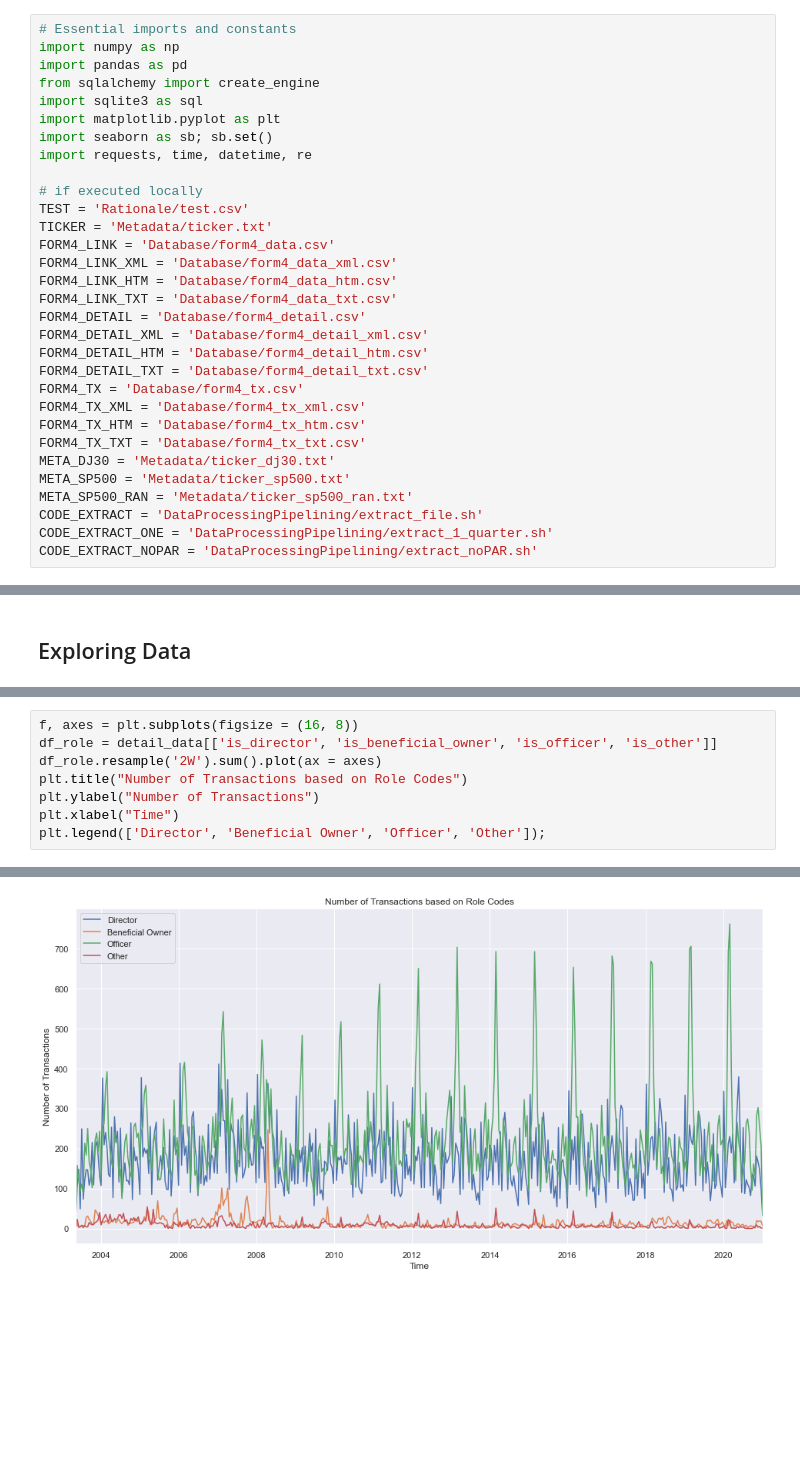
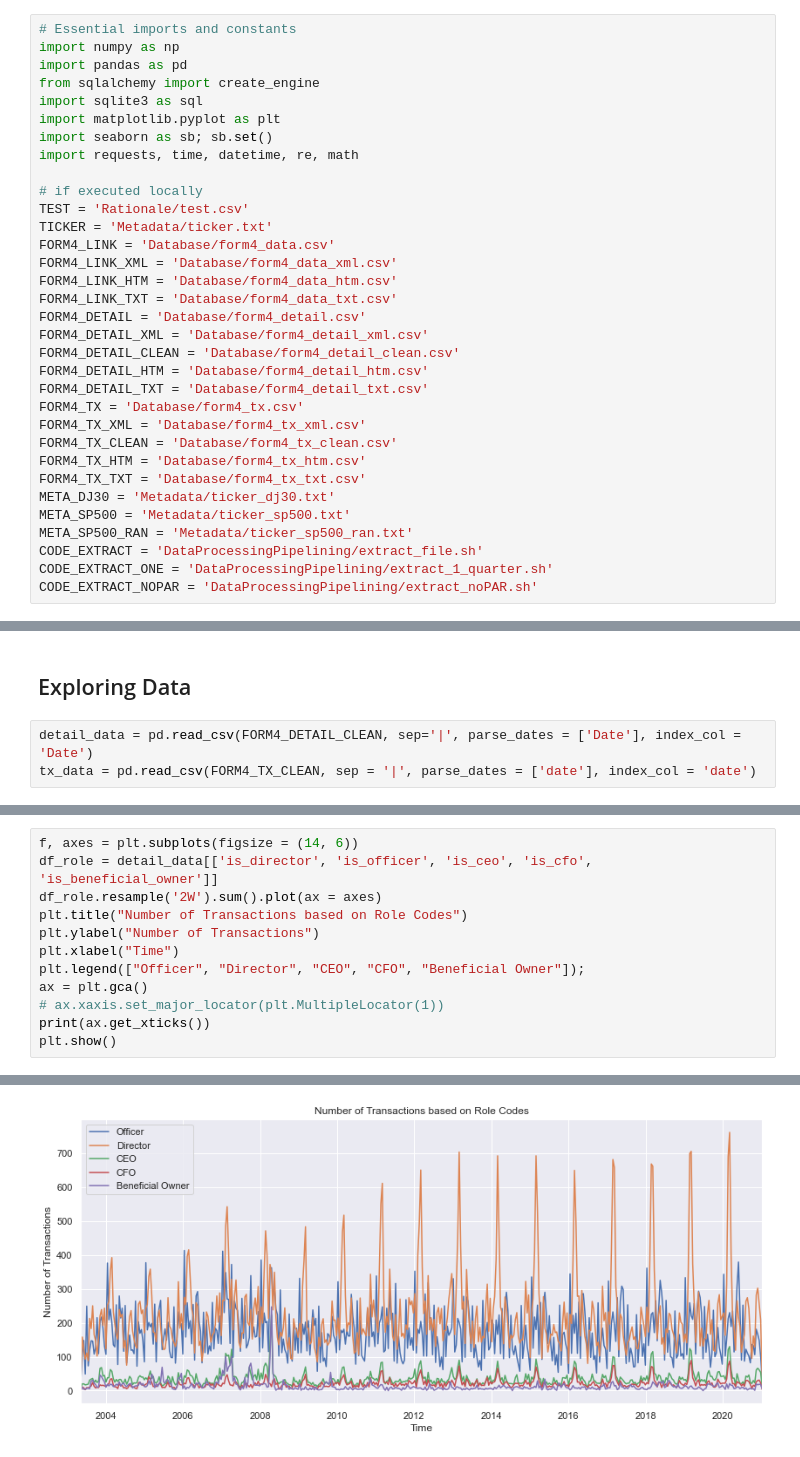
Before and after one commit to oongjiexiang/URECA-Research, a Jupyter notebook: Exploratory Analysis.ipynb, the cells around one changed output, grey strips where cells are left out. Cells and saved outputs as stored; diff of their text form; blank space fills up the shorter version.

```diff
--- a/Exploratory Analysis.ipynb
+++ b/Exploratory Analysis.ipynb
@@ -8,7 +8,7 @@ from sqlalchemy import create_engine
 import sqlite3 as sql
 import matplotlib.pyplot as plt
 import seaborn as sb; sb.set()
-import requests, time, datetime, re
+import requests, time, datetime, re, math
 
 # if executed locally
 TEST = 'Rationale/test.csv'
@@ -19,10 +19,12 @@ FORM4_LINK_HTM = 'Database/form4_data_htm.csv'
 FORM4_LINK_TXT = 'Database/form4_data_txt.csv'
 FORM4_DETAIL = 'Database/form4_detail.csv'
 FORM4_DETAIL_XML = 'Database/form4_detail_xml.csv'
+FORM4_DETAIL_CLEAN = 'Database/form4_detail_clean.csv'
 FORM4_DETAIL_HTM = 'Database/form4_detail_htm.csv'
 FORM4_DETAIL_TXT = 'Database/form4_detail_txt.csv'
 FORM4_TX = 'Database/form4_tx.csv'
 FORM4_TX_XML = 'Database/form4_tx_xml.csv'
+FORM4_TX_CLEAN = 'Database/form4_tx_clean.csv'
 FORM4_TX_HTM = 'Database/form4_tx_htm.csv'
 FORM4_TX_TXT = 'Database/form4_tx_txt.csv'
 META_DJ30 = 'Metadata/ticker_dj30.txt'
@@ -223,5 +539,8 @@ tx_data = tx_data.sort_index()
 # %% [markdown]
 ## Exploring Data
+# %%
+detail_data = pd.read_csv(FORM4_DETAIL_CLEAN, sep='|', parse_dates = ['Date'], index_col = 'Date')
+tx_data = pd.read_csv(FORM4_TX_CLEAN, sep = '|', parse_dates = ['date'], index_col = 'date')
 # %% [markdown]
 ### Summary Statistics
 1. There are more officers than directors.
@@ -286,9 +675,13 @@ Monthly visualisation is shown.
 # %%
-f, axes = plt.subplots(figsize = (16, 8))
-df_role = detail_data[['is_director', 'is_beneficial_owner', 'is_officer', 'is_other']]
+f, axes = plt.subplots(figsize = (14, 6))
+df_role = detail_data[['is_director', 'is_officer', 'is_ceo', 'is_cfo', 'is_beneficial_owner']]
 df_role.resample('2W').sum().plot(ax = axes)
 plt.title("Number of Transactions based on Role Codes")
 plt.ylabel("Number of Transactions")
 plt.xlabel("Time")
-plt.legend(['Director', 'Beneficial Owner', 'Officer', 'Other']);
+plt.legend(["Officer", "Director", "CEO", "CFO", "Beneficial Owner"]);
+ax = plt.gca()
+# ax.xaxis.set_major_locator(plt.MultipleLocator(1))
+print(ax.get_xticks())
+plt.show()
 # %% [output]
@@ -295 +689 @@ plt.legend(['Director', 'Beneficial Owner', 'Officer', 'Other']);
-[figure, old version]
+[figure, new version]
```
Also changed, not shown: parts of 76 cells of this notebook, 5 other files.
